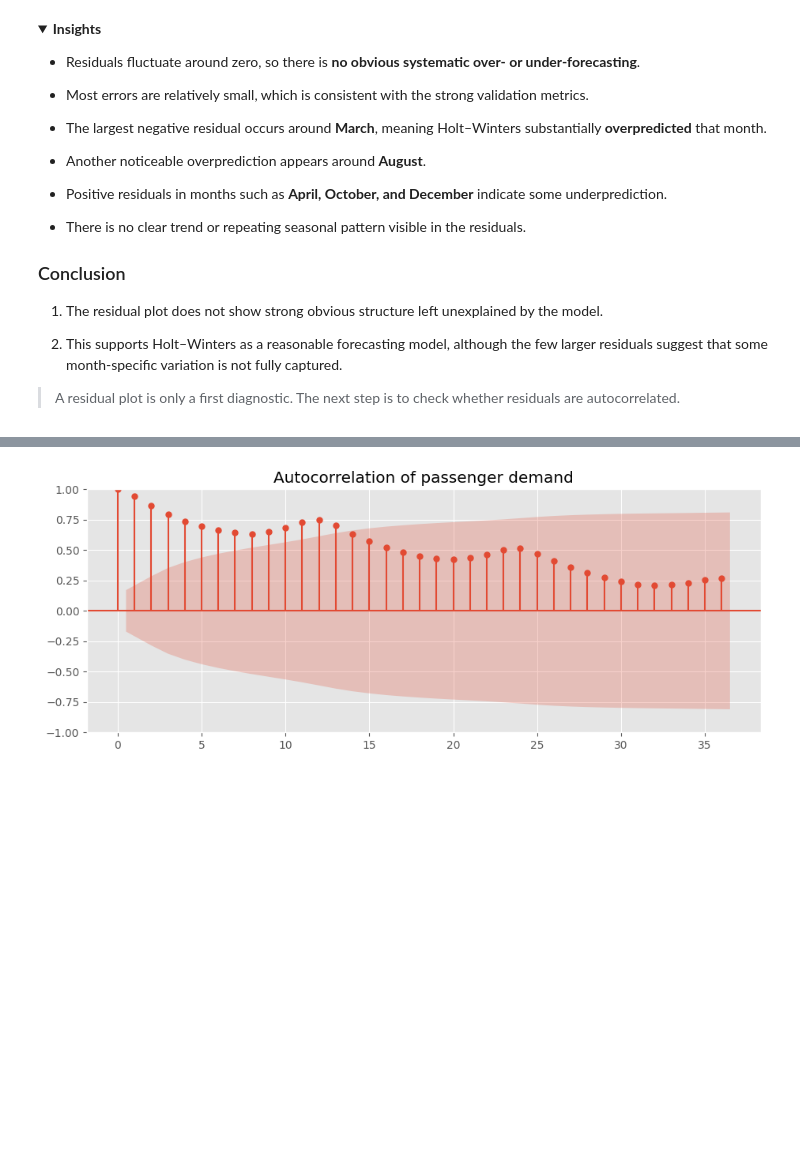
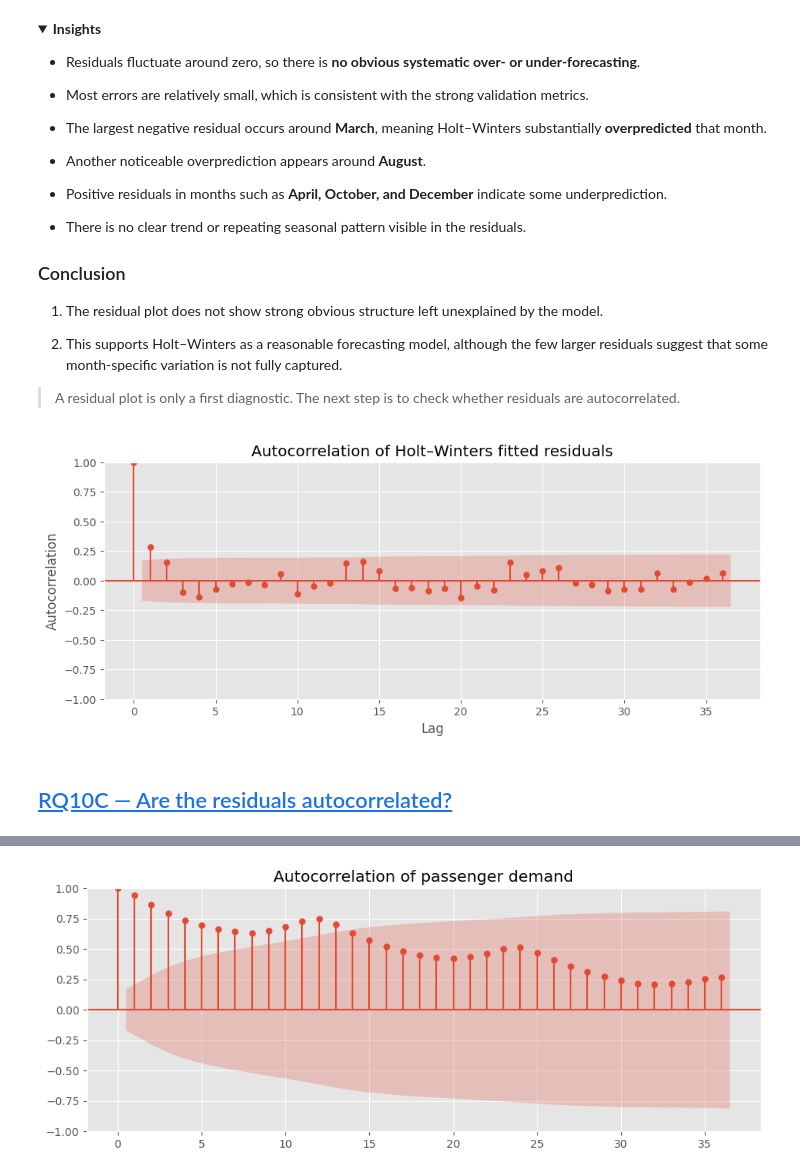
Before and after one commit to tec03/continuous_learning, a Jupyter notebook: Time_series_analysis.ipynb, the cells around one changed output, grey strips where cells are left out. Cells and saved outputs as stored; diff of their text form; code cells hidden in the pictures; folded sections open; blank space fills up the shorter version.

```diff
--- a/Time_series_analysis.ipynb
+++ b/Time_series_analysis.ipynb
@@ -1796,7 +1948,7 @@ For example:
 
 **ETS(A,A,M)** = additive error + additive trend + multiplicative seasonality.
 # %%
-hw_model = ExponentialSmoothing(
+hw_model = exps_(
     train["passengers"],
     trend="add",
     seasonal="mul",
@@ -2120,4 +2271,19 @@ These indicate bias or missing structure.
 2. This supports Holt–Winters as a reasonable forecasting model, although the few larger residuals suggest that some month-specific variation is not fully captured.
 
 > A residual plot is only a first diagnostic. The next step is to check whether residuals are autocorrelated.
+# %%
+hw_resid = hw_model.resid
+
+fig, ax = plt.subplots(figsize=(11,4))
+plot_acf(hw_resid.dropna(), lags=36, ax=ax)
+
+ax.set_title("Autocorrelation of Holt–Winters fitted residuals")
+ax.set_xlabel("Lag")
+ax.set_ylabel("Autocorrelation")
+
+plt.show()
+# %% [output]
+[figure, added]
+# %% [markdown]
+## [RQ10C —  Are the residuals autocorrelated?](#scrollTo=8012e65e)
 # %% [markdown]
```
Also changed, not shown: parts of 98 cells of this notebook.
